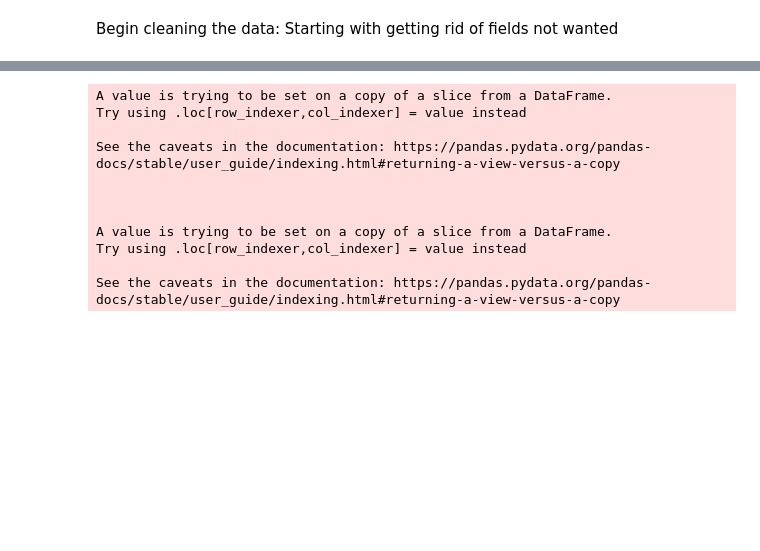
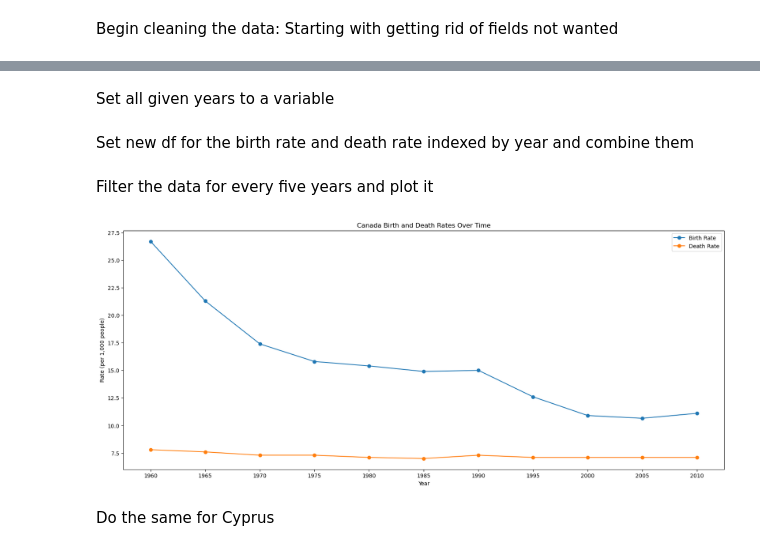
Before and after one commit to TolsonA/Group_3, a Jupyter notebook: Austins_temp_file.ipynb, the cells around one changed output, grey strips where cells are left out. Drawn from its saved outputs; the diff is of its cells as text; code cells hidden in the pictures; blank space fills up the shorter version.

```diff
--- a/Austins_temp_file.ipynb
+++ b/Austins_temp_file.ipynb
@@ -54,17 +57,2 @@ Compare overall birth rate vs death rate (Death rate, crude (per 1,000 people),
-# %%
-death_vs_fertility = df_countries[(df_countries["Indicator Name"] == 'Death rate, crude (per 1,000 people)') | (df_countries["Indicator Name"] == 'Fertility rate, total (births per woman)')]
-death_vs_fertility["Average Deaths"] = df_countries[df_countries["Indicator Name"] == 'Death rate, crude (per 1,000 people)'].mean(axis=1, numeric_only=True)
-death_vs_fertility["Average Births"] = df_countries[df_countries["Indicator Name"] == 'Fertility rate, total (births per woman)'].mean(axis=1, numeric_only=True)
-px.bar(death_vs_fertility, x='Country Name', y=['Average Deaths', 'Average Births'])
-# %% [output]
-A value is trying to be set on a copy of a slice from a DataFrame.
-Try using .loc[row_indexer,col_indexer] = value instead
-
-See the caveats in the documentation: https://pandas.pydata.org/pandas-docs/stable/user_guide/indexing.html#returning-a-view-versus-a-copy
-
-
-
-A value is trying to be set on a copy of a slice from a DataFrame.
-Try using .loc[row_indexer,col_indexer] = value instead
-
-See the caveats in the documentation: https://pandas.pydata.org/pandas-docs/stable/user_guide/indexing.html#returning-a-view-versus-a-copy
+# %% [markdown]
+Set all given years to a variable
@@ -70,0 +67,27 @@ See the caveats in the documentation: https://pandas.pydata.org/pandas-docs/stab
+# %% [markdown]
+Set new df for the birth rate and death rate indexed by year and combine them
+# %%
+birth_rate_canada = df_canada[df_canada['Indicator Name'] == 'Birth rate, crude (per 1,000 people)'].iloc[:, 5:].T
+death_rate_canada = df_canada[df_canada['Indicator Name'] == 'Death rate, crude (per 1,000 people)'].iloc[:, 5:].T
+birth_rate_canada.columns = ['Birth Rate']
+death_rate_canada.columns = ['Death Rate']
+birth_rate_canada.index.name = 'Year'
+death_rate_canada.index.name = 'Year'
+combined_data_canada = birth_rate_canada.join(death_rate_canada)
+combined_data_canada.index = combined_data_canada.index
+# %% [markdown]
+Filter the data for every five years and plot it
+# %%
+filtered_data = combined_data_canada[combined_data_canada.index.astype(int) % 5 == 0]
+plt.figure(figsize=(20, 8))
+plt.plot(filtered_data['Birth Rate'], marker='o', label='Birth Rate')
+plt.plot(filtered_data['Death Rate'], marker='o', label='Death Rate')
+plt.title('Canada Birth and Death Rates Over Time')
+plt.xlabel('Year')
+plt.ylabel('Rate (per 1,000 people)')
+plt.legend()
+plt.show()
+# %% [output]
+[figure, added]
+# %% [markdown]
+Do the same for Cyprus
```
Also changed, not shown: parts of 9 cells of this notebook, 1 other file.
